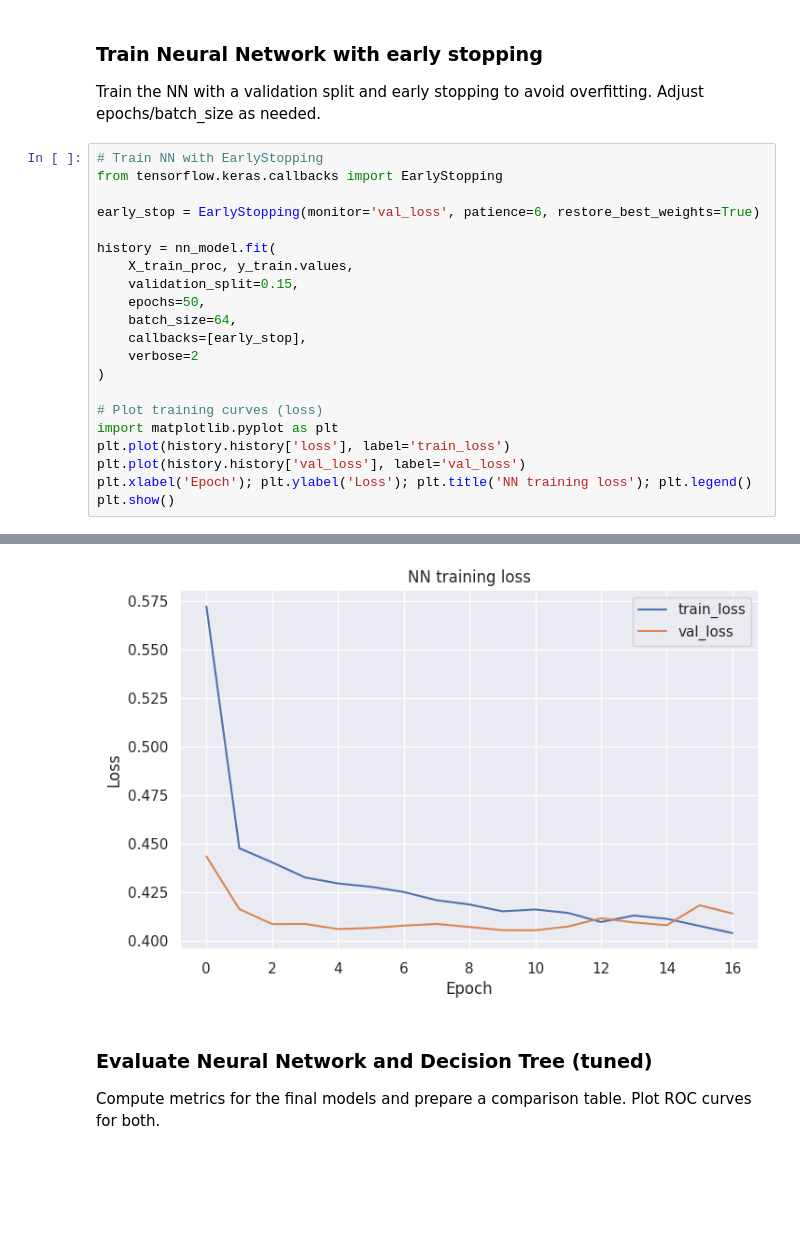
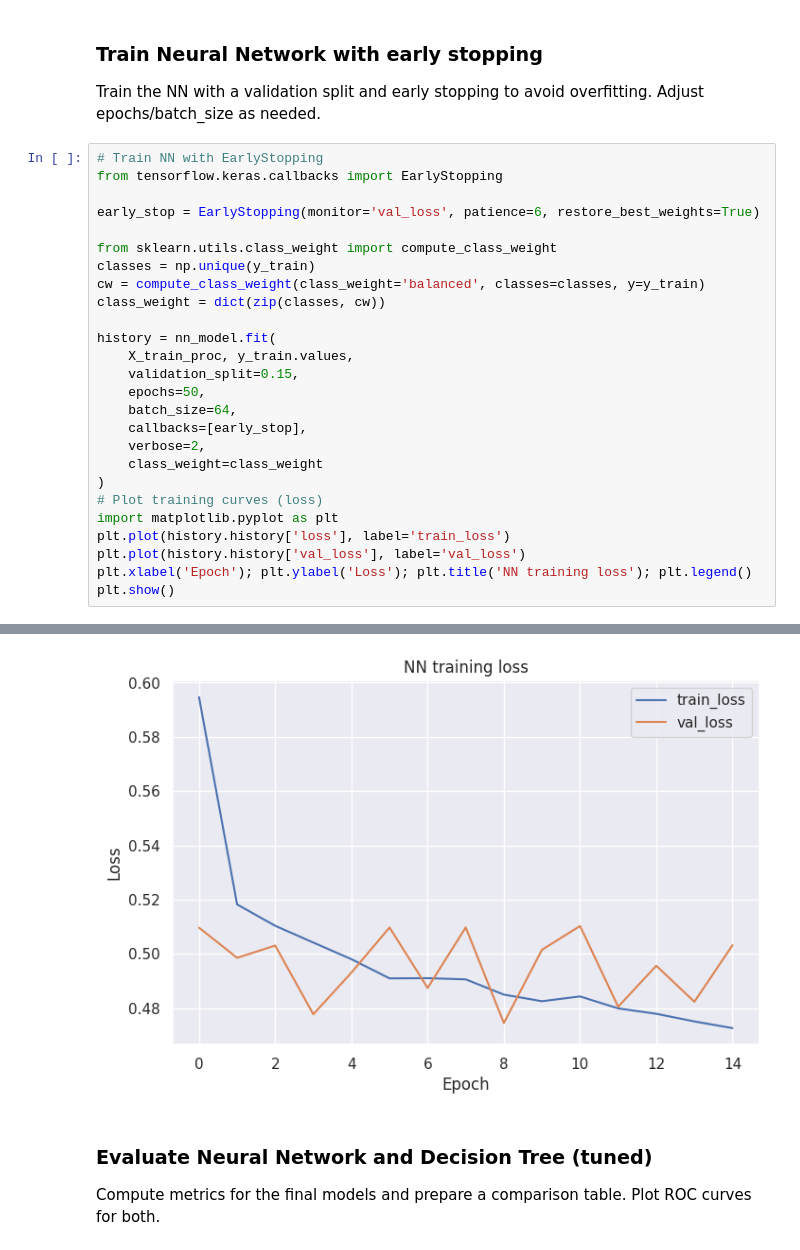
Before and after one commit to Thush099/CM2604-Churn-Classifier, a Jupyter notebook: CM2604_Telco_Churn_Project.ipynb, the cells around one changed output, grey strips where cells are left out. Drawn from its saved outputs; the diff is of its cells as text; blank space fills up the shorter version.

```diff
--- a/CM2604_Telco_Churn_Project.ipynb
+++ b/CM2604_Telco_Churn_Project.ipynb
@@ -510,6 +522,11 @@ Train the NN with a validation split and early stopping to avoid overfitting. Ad
 from tensorflow.keras.callbacks import EarlyStopping
 
 early_stop = EarlyStopping(monitor='val_loss', patience=6, restore_best_weights=True)
+
+from sklearn.utils.class_weight import compute_class_weight
+classes = np.unique(y_train)
+cw = compute_class_weight(class_weight='balanced', classes=classes, y=y_train)
+class_weight = dict(zip(classes, cw))
 
 history = nn_model.fit(
     X_train_proc, y_train.values,
@@ -517,9 +534,9 @@ history = nn_model.fit(
     epochs=50,
     batch_size=64,
     callbacks=[early_stop],
-    verbose=2
+    verbose=2,
+    class_weight=class_weight
 )
-
 # Plot training curves (loss)
 import matplotlib.pyplot as plt
 plt.plot(history.history['loss'], label='train_loss')
@@ -547,4 +564,4 @@ Epoch 17/50
-[figure, old version]
+[figure, new version]
 # %% [markdown]
 ### Evaluate Neural Network and Decision Tree (tuned)
 Compute metrics for the final models and prepare a comparison table. Plot ROC curves for both.
```
Also changed, not shown: parts of 8 cells of this notebook.
